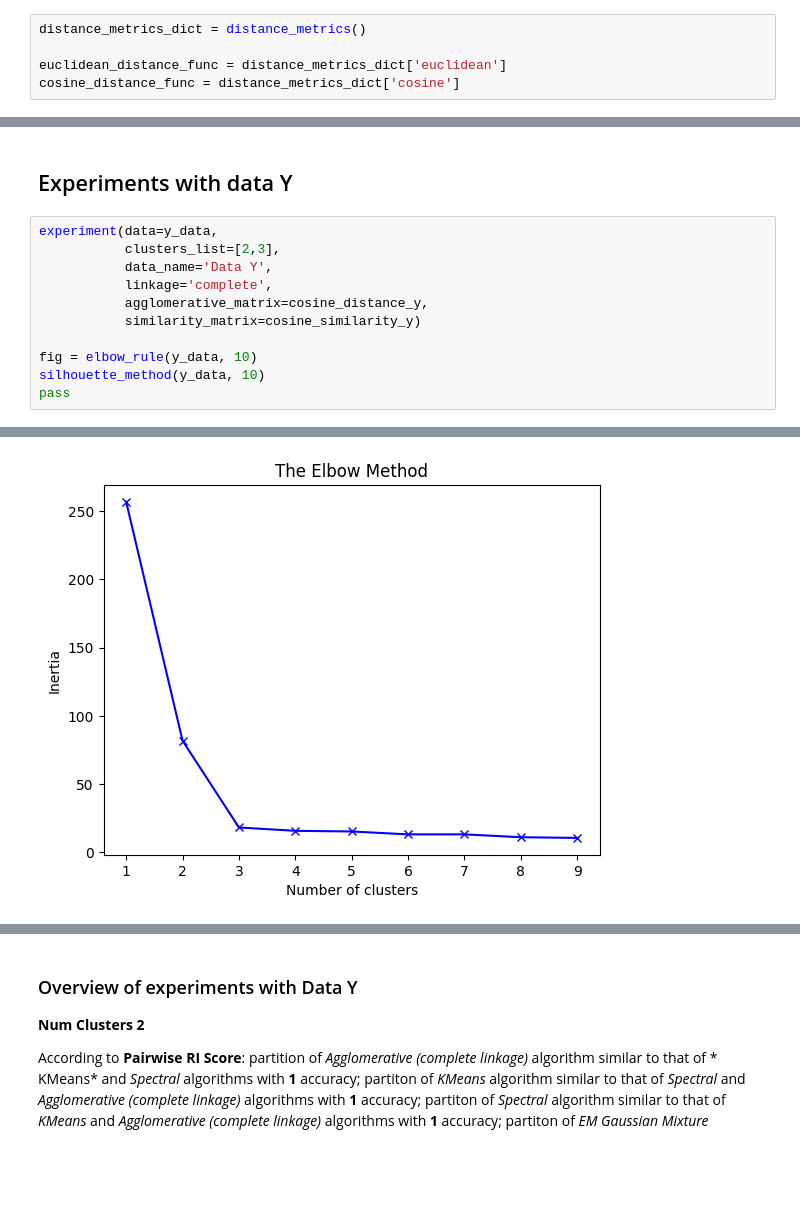
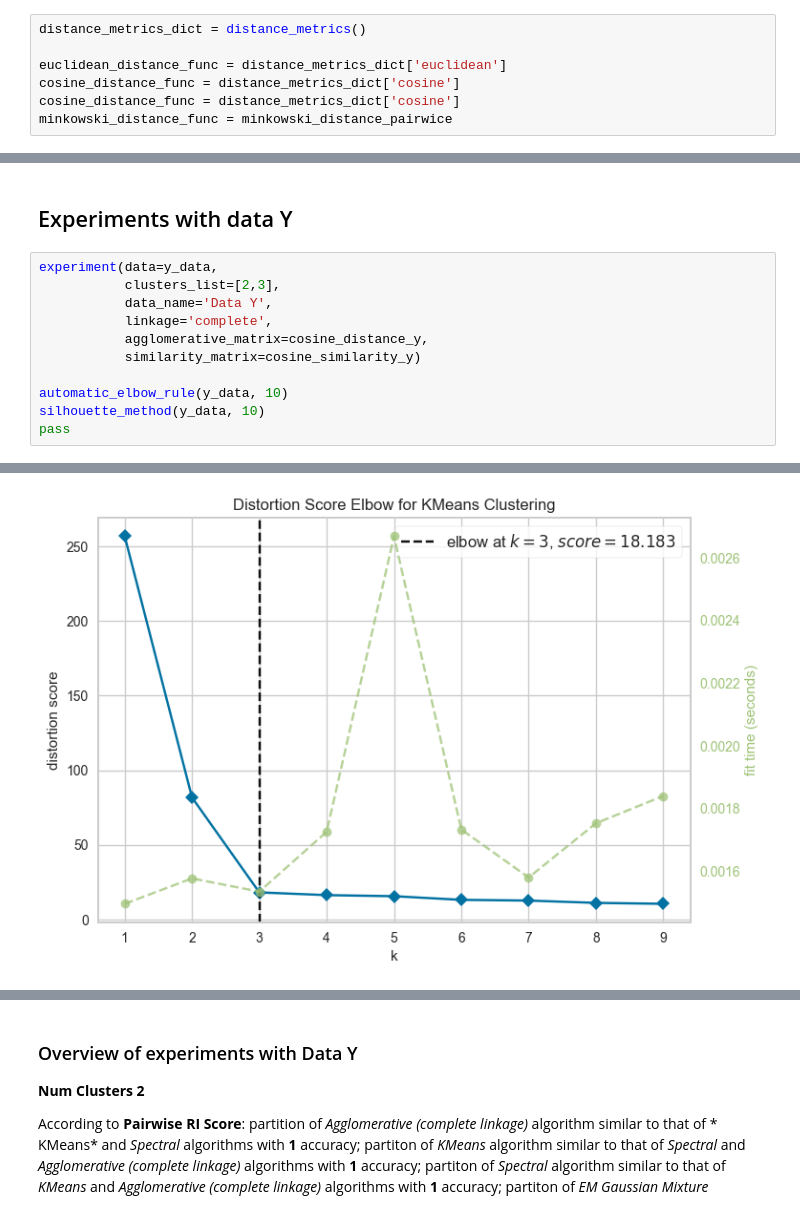
Before and after one commit to Data-Mining-HSE/clustering, a Jupyter notebook: solution.ipynb, the cells around one changed output, grey strips where cells are left out. Drawn from its saved outputs; the diff is of its cells as text; blank space fills up the shorter version.

```diff
--- a/solution.ipynb
+++ b/solution.ipynb
@@ -23,6 +55,8 @@ distance_metrics_dict = distance_metrics()
 
 euclidean_distance_func = distance_metrics_dict['euclidean']
 cosine_distance_func = distance_metrics_dict['cosine']
+cosine_distance_func = distance_metrics_dict['cosine']
+minkowski_distance_func = minkowski_distance_pairwice
 # %%
 euclidean_distance_x = euclidean_distance_func(x_data)
 cosine_distance_y = cosine_distance_func(y_data)
@@ -120,7 +170,7 @@ experiment(data=y_data,
            agglomerative_matrix=cosine_distance_y,
            similarity_matrix=cosine_similarity_y)
 
-fig = elbow_rule(y_data, 10)
+automatic_elbow_rule(y_data, 10)
 silhouette_method(y_data, 10)
 pass
 # %% [output]
@@ -144 +194 @@ Pairwise AMI Score
-[figure, old version]
+[figure, new version]
```
Also changed, not shown: parts of 13 cells of this notebook, 5 other files.
